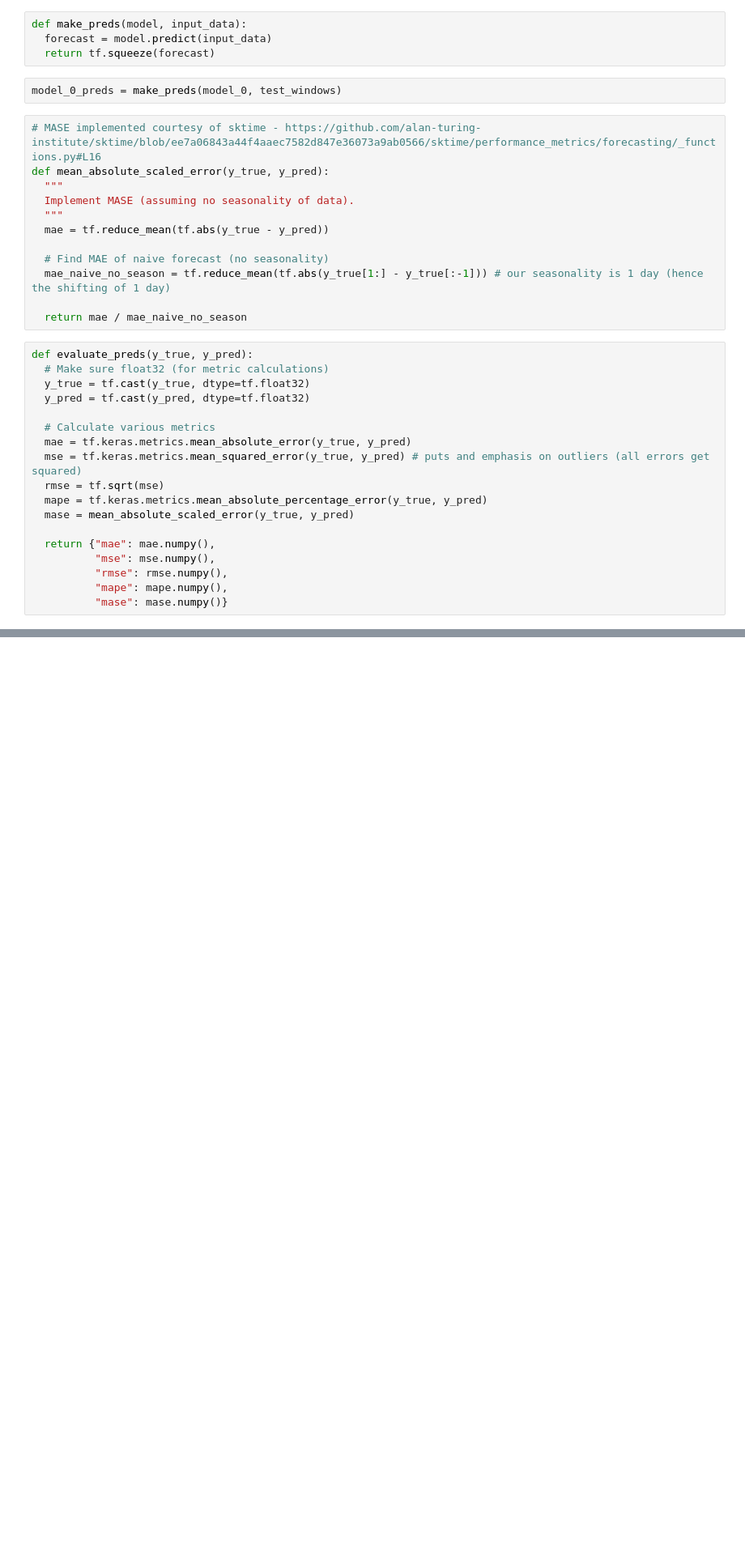
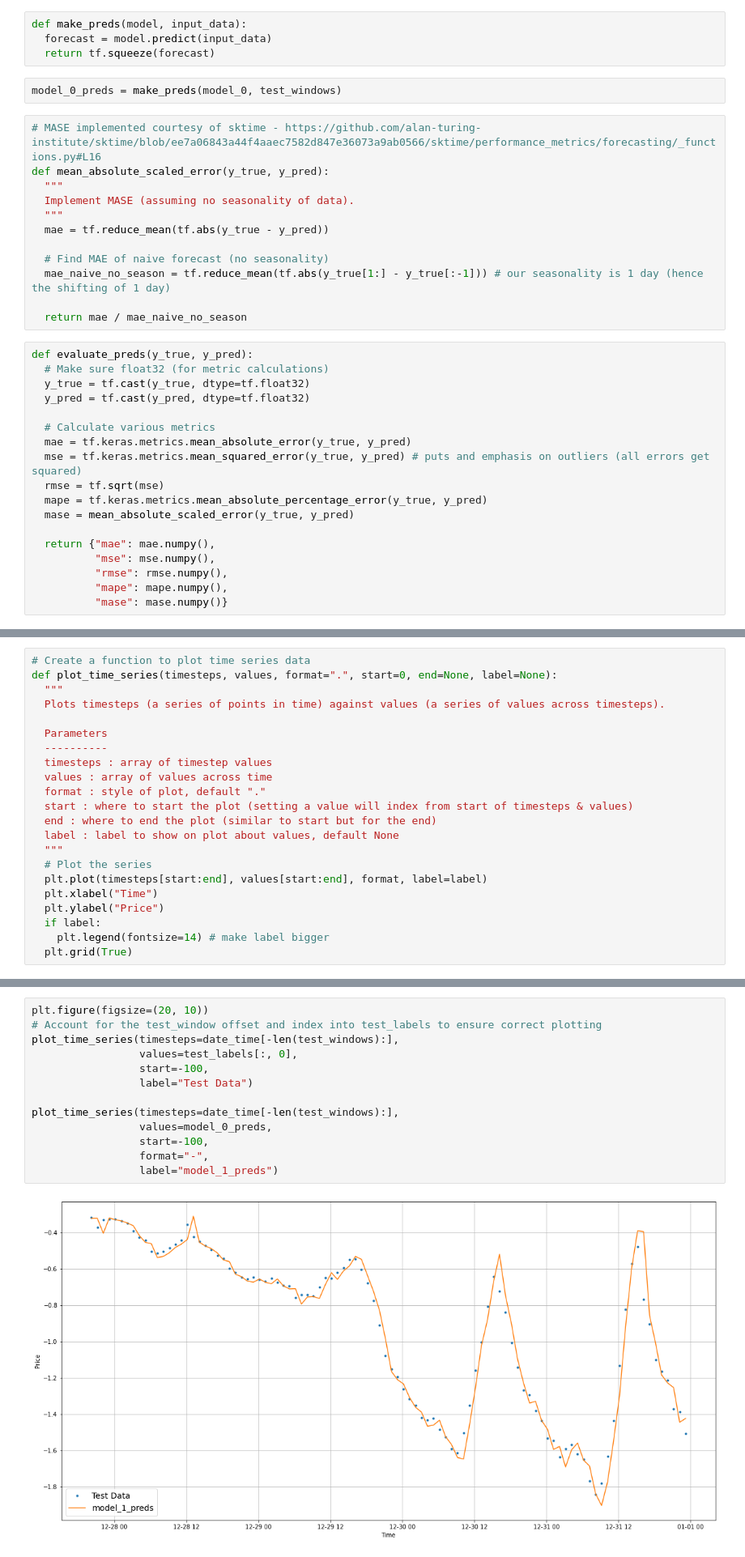
Before and after one commit to Forpee/time-series-practice-0, a Jupyter notebook: Time_Series.ipynb, the cells around one changed output, grey strips where cells are left out. Shown at 81% size. Drawn from its saved outputs; the diff is of its cells as text; blank space fills up the shorter version.

```diff
--- a/Time_Series.ipynb
+++ b/Time_Series.ipynb
@@ -646,0 +661,22 @@ model_0_results
+# %%
+# Create a function to plot time series data
+def plot_time_series(timesteps, values, format=".", start=0, end=None, label=None):
+  """
+  Plots timesteps (a series of points in time) against values (a series of values across timesteps).
+
+  Parameters
+  ----------
+  timesteps : array of timestep values
+  values : array of values across time
+  format : style of plot, default "."
+  start : where to start the plot (setting a value will index from start of timesteps & values)
+  end : where to end the plot (similar to start but for the end)
+  label : label to show on plot about values, default None
+  """
+  # Plot the series
+  plt.plot(timesteps[start:end], values[start:end], format, label=label)
+  plt.xlabel("Time")
+  plt.ylabel("Price")
+  if label:
+    plt.legend(fontsize=14) # make label bigger
+  plt.grid(True)
@@ -646,0 +795,15 @@ model_0_results
+# %%
+plt.figure(figsize=(20, 10))
+# Account for the test_window offset and index into test_labels to ensure correct plotting
+plot_time_series(timesteps=date_time[-len(test_windows):],
+                 values=test_labels[:, 0],
+                 start=-100,
+                 label="Test Data")
+
+plot_time_series(timesteps=date_time[-len(test_windows):],
+                 values=model_0_preds,
+                 start=-100,
+                 format="-",
+                 label="model_1_preds")
+# %% [output]
+[figure, added]
```
Also changed, not shown: parts of 44 cells of this notebook.
